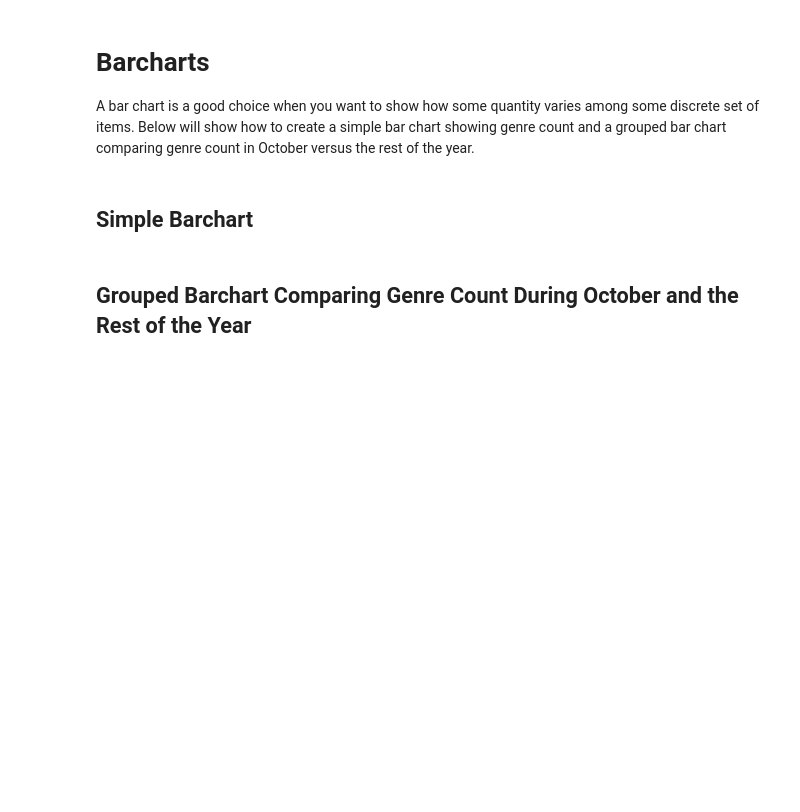
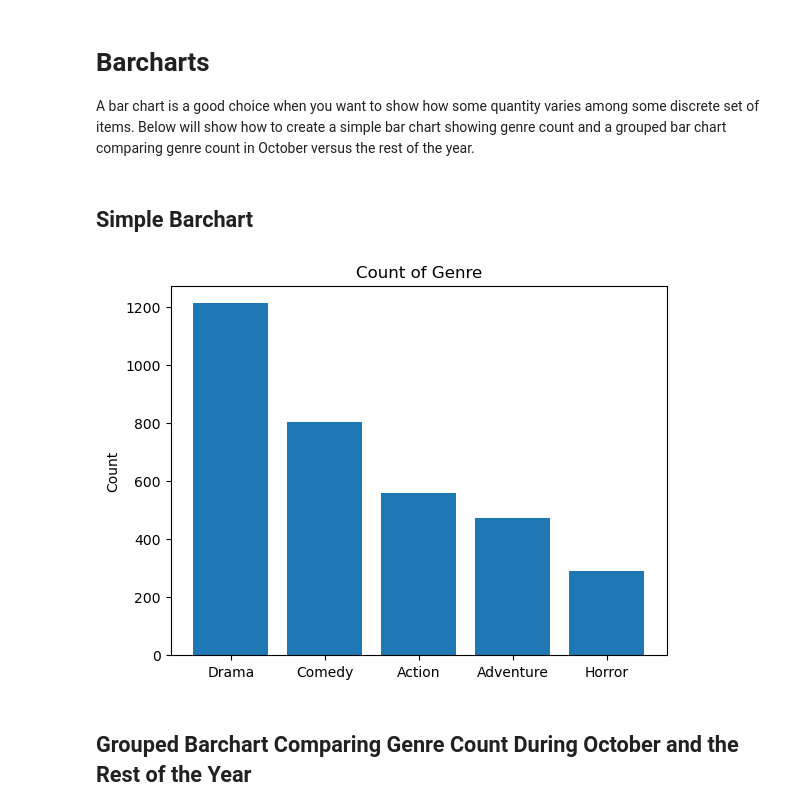
Before and after one commit to SSGrasland/DSStudyGroup, a Jupyter notebook: DSViz.ipynb, the cells around one changed output. Drawn from its saved outputs; the diff is of its cells as text; code cells hidden in the pictures; blank space fills up the shorter version.

```diff
--- a/DSViz.ipynb
+++ b/DSViz.ipynb
@@ -33,17 +65,20 @@ some discrete set of items. Below will show how to create a simple bar chart sho
 # %% [markdown]
 ## Simple Barchart
 # %%
-Genre = df['genre'].unique()
 Count = df['genre'].value_counts()
+Genre = ['Drama', 'Comedy', 'Action', 'Adventure', 'Horror']
+
 
 # plot bars with left x-coordinates [0, 200, 400, 600, 800, 1000, 1200], heights = Count
 plt.bar(range(len(Genre)), Count)
 plt.title("Count of Genre") # add a title
 plt.ylabel("Count") # label the y-axis
 
 # label x-axis with genre names at bar centers
 plt.xticks(range(len(Genre)), Genre)
 plt.show()
+# %% [output]
+[figure, added]
 # %% [markdown]
 ## Grouped Barchart Comparing Genre Count During October and the Rest of the Year
 # %%
```
Also changed, not shown: parts of 16 cells of this notebook.
